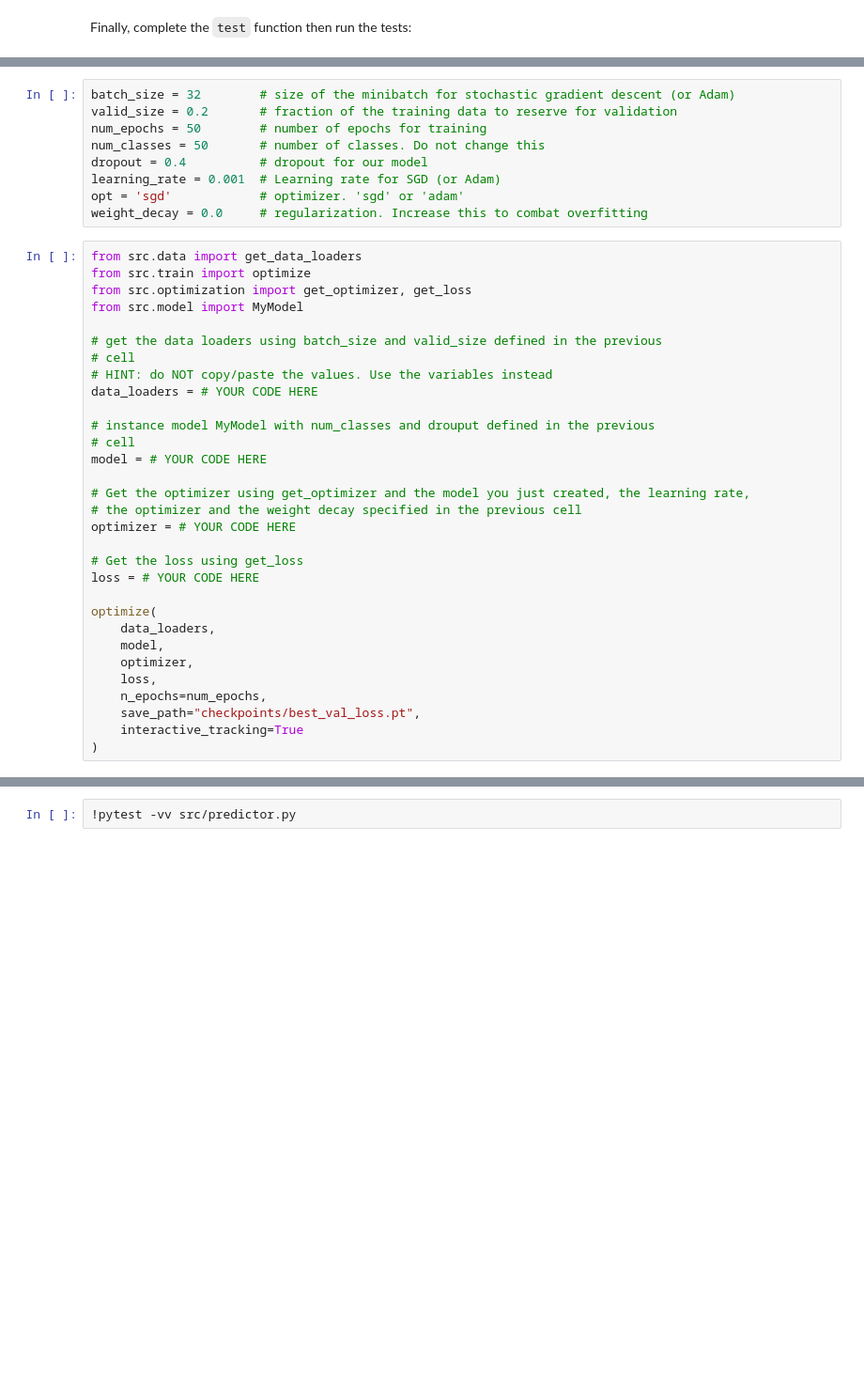
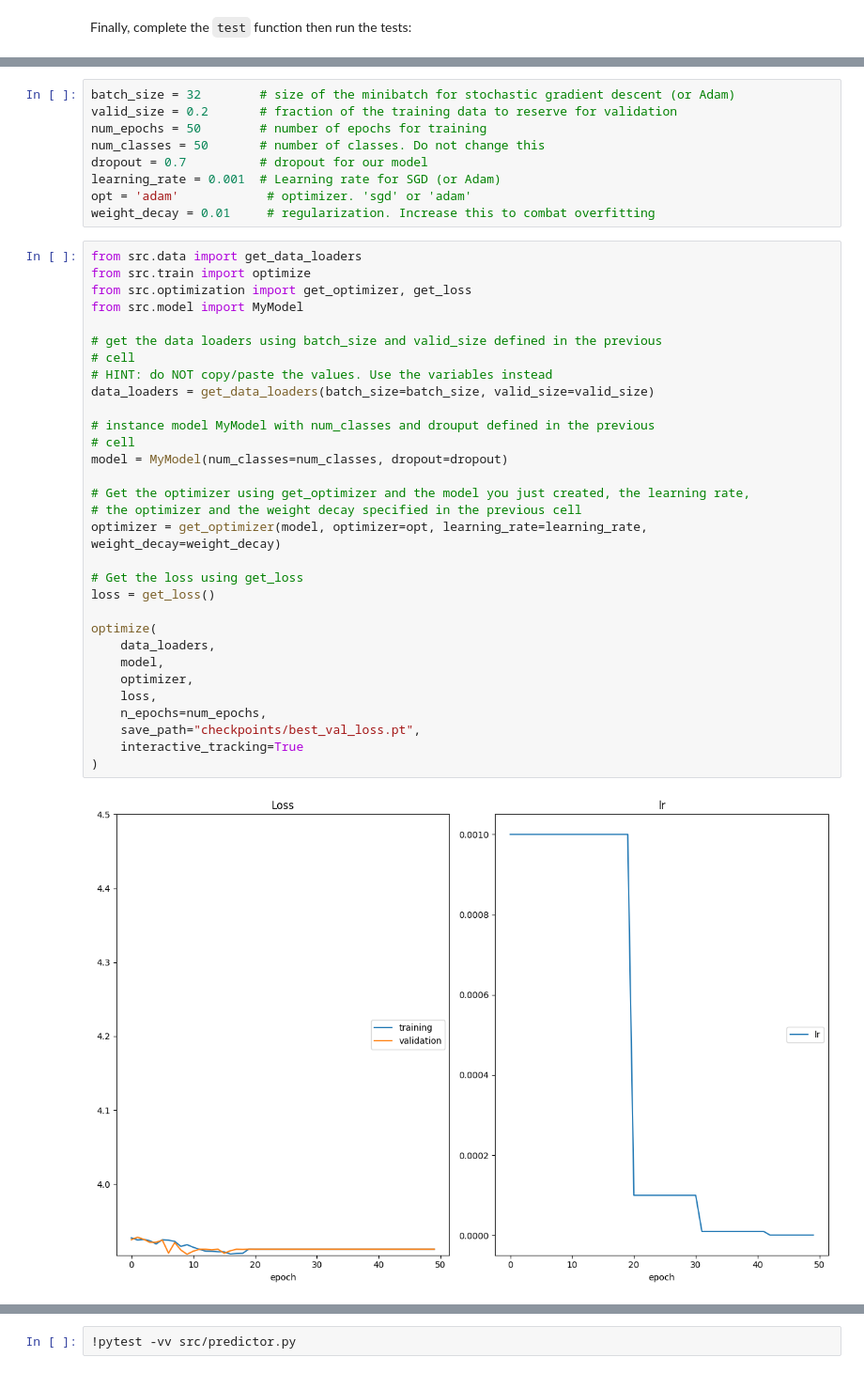
Before and after one commit to ThomasWinn/Landmark_Classification, a Jupyter notebook: cnn_from_scratch.ipynb, the cells around one changed output, grey strips where cells are left out. Shown at 94% size. Cells and saved outputs as stored; diff of their text form; blank space fills up the shorter version.

```diff
--- a/cnn_from_scratch.ipynb
+++ b/cnn_from_scratch.ipynb
@@ -268,41 +346,43 @@ batch_size = 32        # size of the minibatch for stochastic gradient descent (
 valid_size = 0.2       # fraction of the training data to reserve for validation
 num_epochs = 50        # number of epochs for training
 num_classes = 50       # number of classes. Do not change this
-dropout = 0.4          # dropout for our model
+dropout = 0.7          # dropout for our model
 learning_rate = 0.001  # Learning rate for SGD (or Adam)
-opt = 'sgd'            # optimizer. 'sgd' or 'adam'
-weight_decay = 0.0     # regularization. Increase this to combat overfitting
+opt = 'adam'            # optimizer. 'sgd' or 'adam'
+weight_decay = 0.01     # regularization. Increase this to combat overfitting
 # %%
 from src.data import get_data_loaders
 from src.train import optimize
 from src.optimization import get_optimizer, get_loss
 from src.model import MyModel
 
 # get the data loaders using batch_size and valid_size defined in the previous
 # cell
 # HINT: do NOT copy/paste the values. Use the variables instead
-data_loaders = # YOUR CODE HERE
+data_loaders = get_data_loaders(batch_size=batch_size, valid_size=valid_size)
 
 # instance model MyModel with num_classes and drouput defined in the previous
 # cell
-model = # YOUR CODE HERE
+model = MyModel(num_classes=num_classes, dropout=dropout)
 
 # Get the optimizer using get_optimizer and the model you just created, the learning rate,
 # the optimizer and the weight decay specified in the previous cell
-optimizer = # YOUR CODE HERE
+optimizer = get_optimizer(model, optimizer=opt, learning_rate=learning_rate, weight_decay=weight_decay)
 
 # Get the loss using get_loss
-loss = # YOUR CODE HERE
+loss = get_loss()
 
 optimize(
     data_loaders,
     model,
     optimizer,
     loss,
     n_epochs=num_epochs,
     save_path="checkpoints/best_val_loss.pt",
     interactive_tracking=True
 )
+# %% [output]
+[figure, added]
 # %% [markdown]
 ---
 ## <img src="static_images/icons/noun-advance-2109145.png" alt=">" style="width:50px"/> Step 6: testing against the Test Set
```
Also changed, not shown: parts of 8 cells of this notebook, 5 other files.
